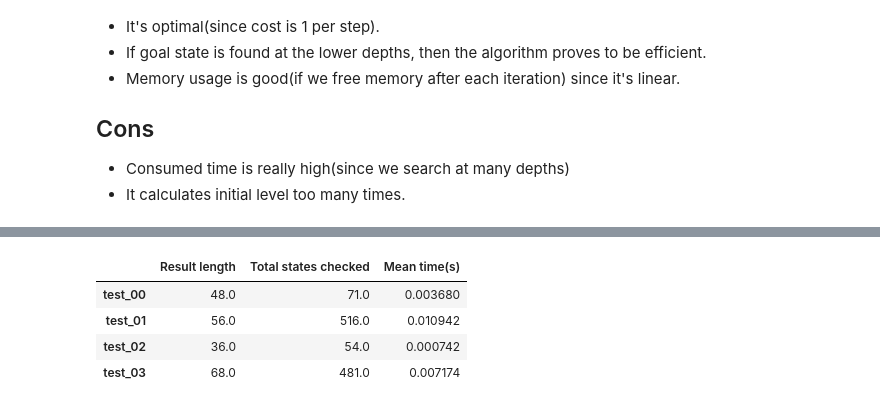
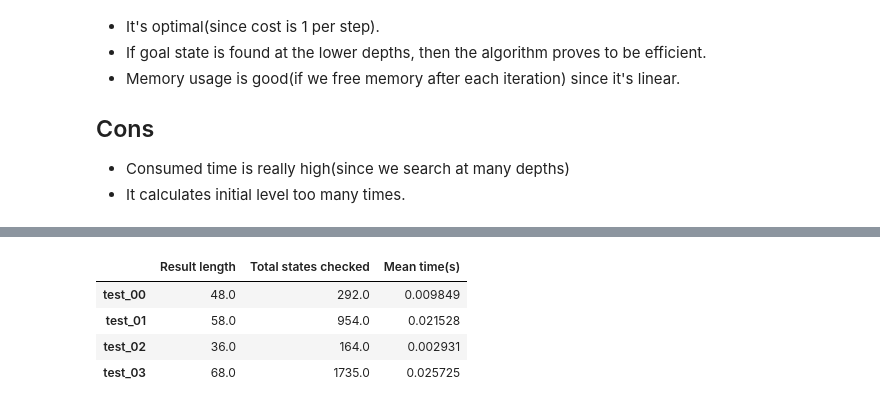
Before and after one commit to tahafkh/AI, a Jupyter notebook: CA1/CA1.ipynb, the cells around one changed output, grey strips where cells are left out. Drawn from its saved outputs; the diff is of its cells as text; code cells hidden in the pictures.

```diff
--- a/CA1/CA1.ipynb
+++ b/CA1/CA1.ipynb
@@ -300,4 +314,5 @@ Path for test_03: RRDDDDDLDLDDRDURUUUUUUUURRRRRRRLLLLLLLDDDDDDDDLDURUUUURRRRRRRD
 # %%
+# Heuristic function. Explanation is mentioned above
 def h(state, friends_start, friends_end, last_cell):
     (x, y), current_damage, current_ork, current_friend, friends_status = state
     remaining_friends = [i for i, val in enumerate(friends_status) if val == '0']
@@ -306,10 +321,11 @@ def h(state, friends_start, friends_end, last_cell):
     elif current_friend != -1:
         return calc_manhattan_dist((x, y), friends_end[current_friend]) + calc_manhattan_dist(friends_end[current_friend], last_cell)
     else:
-        return np.max(np.array([calc_manhattan_dist((x, y), friends_start[i]) + calc_manhattan_dist(friends_start[i], friends_end[i]) +
+        return np.min(np.array([calc_manhattan_dist((x, y), friends_start[i]) + calc_manhattan_dist(friends_start[i], friends_end[i]) +
                       calc_manhattan_dist(friends_end[i], last_cell)
                       for i in remaining_friends]))
 
+# A*
 def a_star(grid, start_state, last_cell, friends_start, friends_end, degrees, hyperparams):
     alpha = hyperparams['alpha']
     total_states_checked = 0
@@ -366,6 +395,6 @@ Path for test_03: RDDDRDDLDLDDRDURUUUUUUUURRRRRRRLLLLLLLDDDDDDDDLDURUUUURRRRRRRD
 # %%
 hyperparams = {
-    'alpha' : 3
+    'alpha' : 2
 }
 records['Weighted A*(alpha = {})'.format(hyperparams['alpha'])] = solve_problem(a_star, hyperparams)
 records['Weighted A*(alpha = {})'.format(hyperparams['alpha'])]
@@ -382,6 +411,6 @@ Path for test_03: RDDDRDDLDLDDRDURUUUUUUUURRRRRRRLLLLLLLLDDDRDDDDDLDURUUUURRRRRR
 # %%
 hyperparams = {
-    'alpha' : 5
+    'alpha' : 4
 }
 records['Weighted A*(alpha = {})'.format(hyperparams['alpha'])] = solve_problem(a_star, hyperparams)
 records['Weighted A*(alpha = {})'.format(hyperparams['alpha'])]
@@ -393,5 +422,5 @@ Path for test_03: RDDDRDDLDLDDRDURUUUUUUUURRRRRRRLLLLLLLLDDDRDDDDDLDURUUUURRRRRR
 |  | Result length | Total states checked | Mean time(s) |
-| test_00 | 48.0 | 71.0 | 0.003680 |
-| test_01 | 56.0 | 516.0 | 0.010942 |
-| test_02 | 36.0 | 54.0 | 0.000742 |
-| test_03 | 68.0 | 481.0 | 0.007174 |
+| test_00 | 48.0 | 292.0 | 0.009849 |
+| test_01 | 58.0 | 954.0 | 0.021528 |
+| test_02 | 36.0 | 164.0 | 0.002931 |
+| test_03 | 68.0 | 1735.0 | 0.025725 |
```
Also changed, not shown: parts of 11 cells of this notebook, 1 other file.
